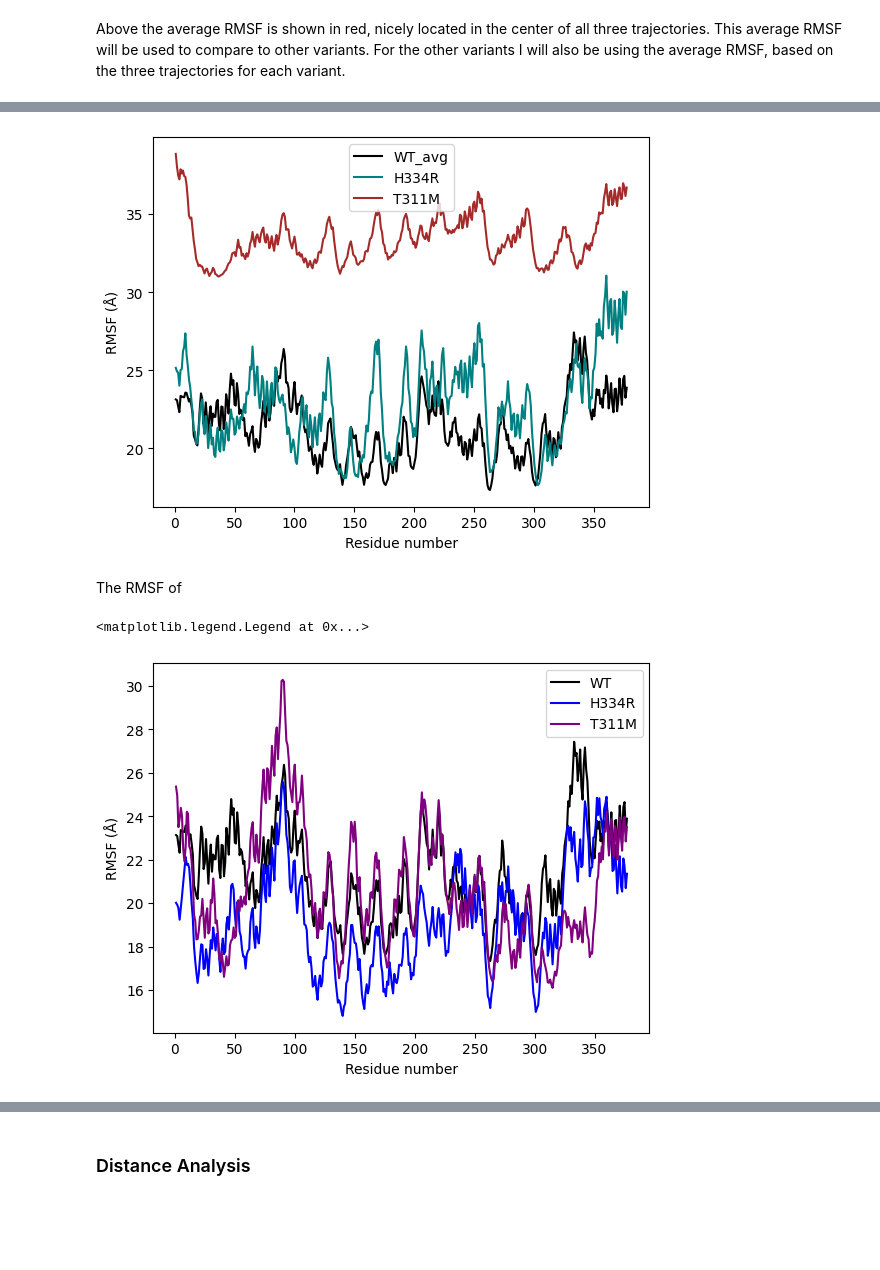
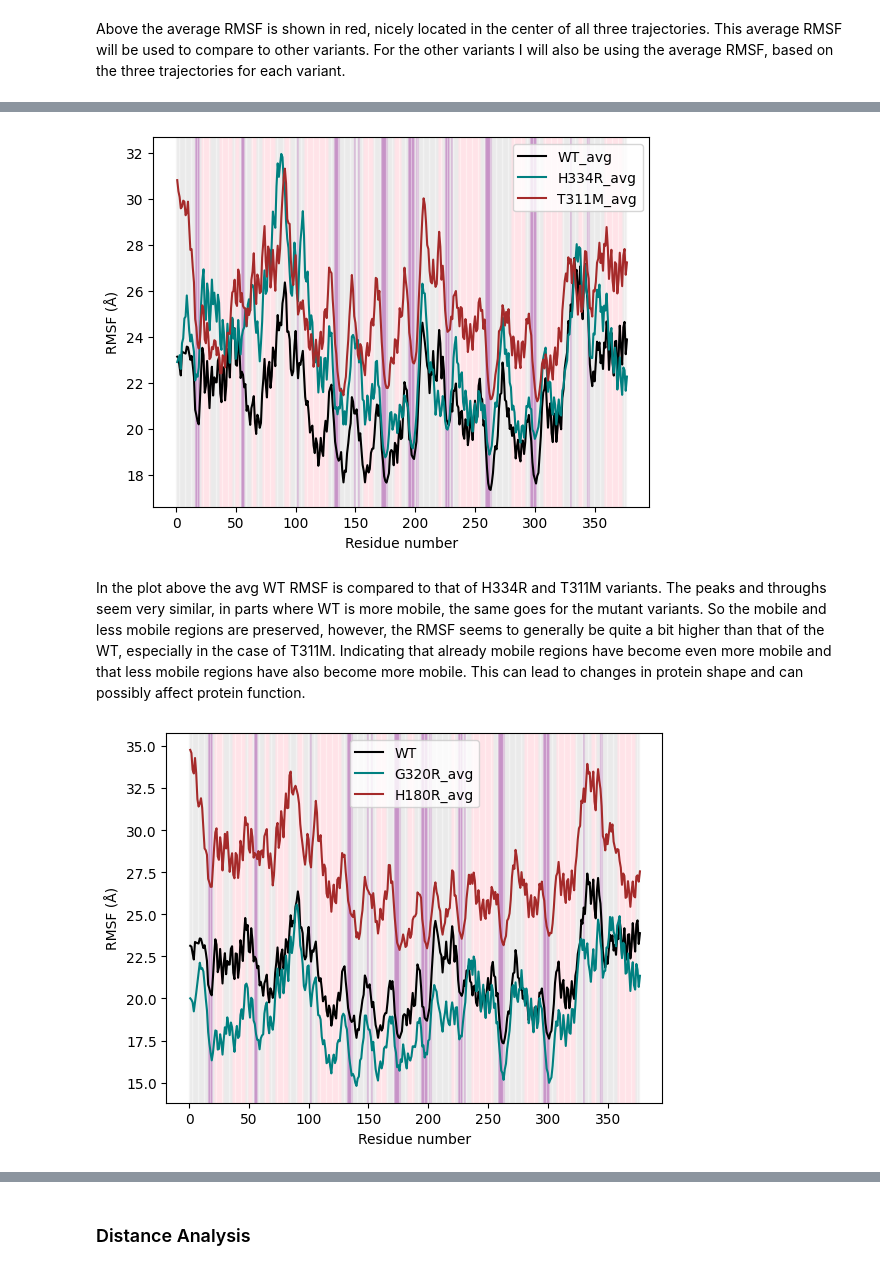
Before and after one commit to YamilaTimmer/molecular-dynamics-HDAC8, a Jupyter notebook: molecular-dynamics-HDAC8.ipynb, the cells around one changed output, grey strips where cells are left out. Cells and saved outputs as stored; diff of their text form; code cells hidden in the pictures; blank space fills up the shorter version.

Commit message:
Finished RMSF

```diff
--- a/molecular-dynamics-HDAC8.ipynb
+++ b/molecular-dynamics-HDAC8.ipynb
@@ -384,12 +424,12 @@ plt.plot(c_alphas_WT_0.resids,
          )
 plt.plot(c_alphas_WT_1.resids,
          R_WT_1.results.rmsf,
-         color = 'purple',
+         color = 'brown',
          label = 'WT_1'
          )
 plt.plot(c_alphas_WT_2.resids,
          R_WT_2.results.rmsf,
-         color = 'pink',
+         color = 'teal',
          label = 'WT_2'
          )
 
@@ -399,9 +439,11 @@ plt.plot(c_alphas_WT_0.resids,
          label = 'WT_avg'
          )
 
+for i, ss in enumerate(avg_secondary_WT):
+    plt.axvspan(i, i+1, color=colors[ss], alpha=0.15)
+
 plt.xlabel('Residue number')
 plt.ylabel('RMSF (Å)')
-
 plt.legend()
 plt.show()
 # %% [output]
@@ -439,13 +456,6 @@ avg_rmsf_H334R = (R_H334R_0.results.rmsf + R_H334R_1.results.rmsf + R_H334R_2.re
 avg_rmsf_T311M = (R_T311M_0.results.rmsf + R_T311M_1.results.rmsf + R_T311M_2.results.rmsf) / 3.0
 avg_rmsf_H180R = (R_H180R_0.results.rmsf + R_H180R_1.results.rmsf + R_H180R_2.results.rmsf) / 3.0
 # %%
-# Colors for annotating with secondary structure
-colors = {
-    'H': 'pink',      # helix
-    'E': 'purple',     # sheet
-    '-': 'lightgray' # loop
-}
-
 # Plot RMSF of WT and other variants
 plt.plot(c_alphas_WT_0.resids,
          avg_rmsf_WT,
@@ -456,49 +466,50 @@ plt.plot(c_alphas_WT_0.resids,
 plt.plot(c_alphas_H334R_0.resids,
          avg_rmsf_H334R,
          color = 'teal',
-         label = 'H334R'
+         label = 'H334R_avg'
          )
 plt.plot(c_alphas_T311M_0.resids,
          avg_rmsf_T311M,
          color = 'brown',
-         label = 'T311M'
+         label = 'T311M_avg'
          )
 plt.xlabel('Residue number')
 plt.ylabel('RMSF (Å)')
 
-#for i, ss in enumerate(secondary_structures[WT_0_secondary]):
- #   plt.axvspan(i, i+1, color=colors[ss], alpha=0.15, zorder=0)
+for i, ss in enumerate(avg_secondary_WT):
+    plt.axvspan(i, i+1, color=colors[ss], alpha=0.15)
 
 plt.legend()
 plt.show()
 # %% [output]
-[figure, old version]
+[figure, new version]
 # %% [markdown]
-The RMSF of
+In the plot above the avg WT RMSF is compared to that of H334R and T311M variants. The peaks and throughs seem very similar, in parts where WT is more mobile, the same goes for the mutant variants. So the mobile and less mobile regions are preserved, however, the RMSF seems to generally be quite a bit higher than that of the WT, especially in the case of T311M. Indicating that already mobile regions have become even more mobile and that less mobile regions have also become more mobile. This can lead to changes in protein shape and can possibly affect protein function.
 # %%
 # Plot RMSF of WT and other variants
 plt.plot(c_alphas_WT_0.resids,
          avg_rmsf_WT,
          color = 'black',
-         label = 'WT'
+         label = 'WT_avg'
          )
 plt.plot(c_alphas_G320R_0.resids,
          avg_rmsf_G320R,
-         color = 'blue',
-         label = 'H334R'
+         color = 'teal',
+         label = 'G320R_avg'
          )
 plt.plot(c_alphas_H180R_0.resids,
          avg_rmsf_H180R,
-         color = 'purple',
-         label = 'T311M'
+         color = 'brown',
+         label = 'H180R_avg'
          )
+
+for i, ss in enumerate(avg_secondary_WT):
+    plt.axvspan(i, i+1, color=colors[ss], alpha=0.15)
+
 plt.xlabel('Residue number')
 plt.ylabel('RMSF (Å)')
 plt.legend()
-
-#for i, ss in enumerate(secondary_structures[WT_secondary_0]):
- #   plt.axvspan(i, i+1, color=colors[ss], alpha=0.15, zorder=0)
+plt.show()
 # %% [output]
-<matplotlib.legend.Legend at 0x...>
-[figure, old version]
+[figure, new version]
 # %% [markdown]
```
Also changed, not shown: parts of 21 cells of this notebook.
